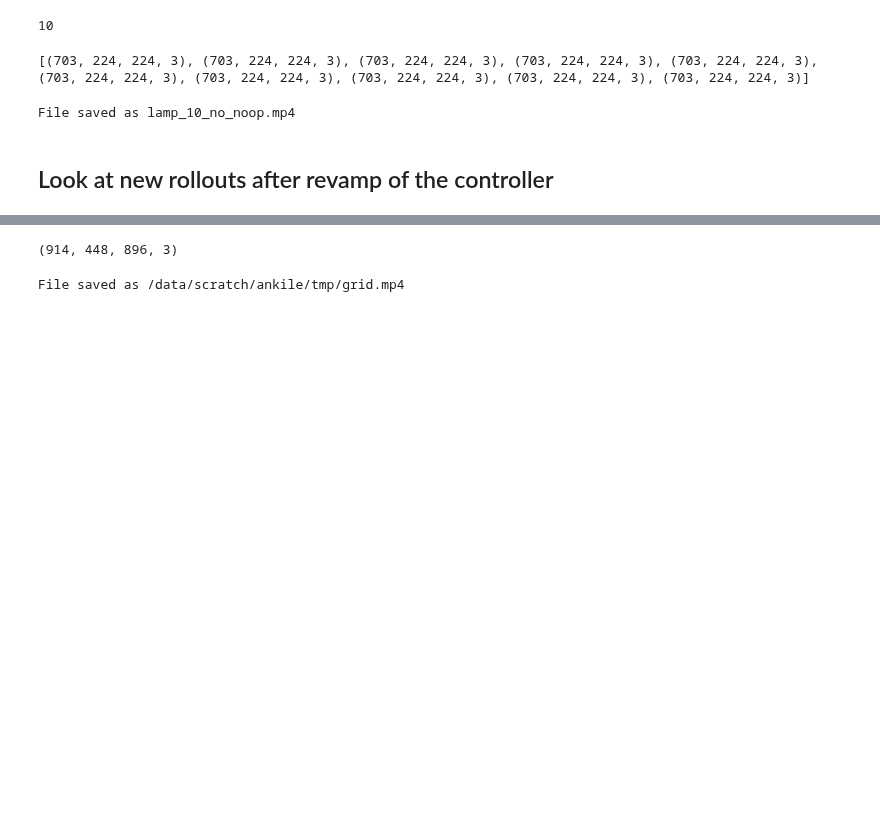
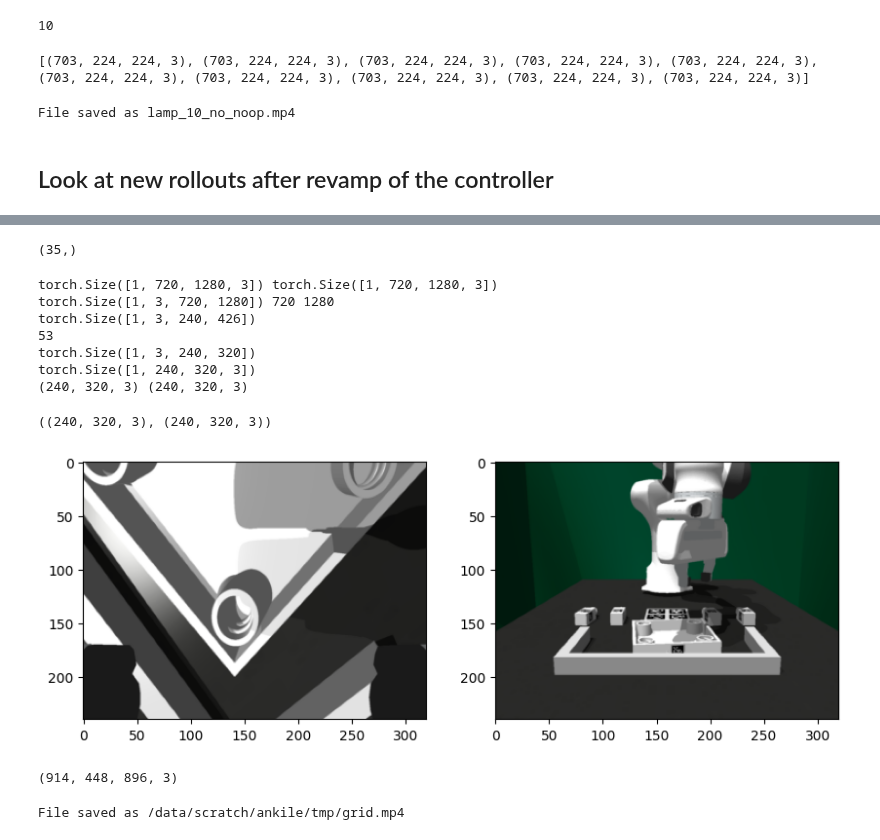
Before and after one commit to ankile/robust-rearrangement, a Jupyter notebook: notebooks/19_la_inspect_demos.ipynb, the cells around one changed output, grey strips where cells are left out. Saved outputs shown, nothing was run; the diff lists cells and outputs as text; code cells hidden in the pictures; blank space fills up the shorter version.

```diff
--- a/notebooks/19_la_inspect_demos.ipynb
+++ b/notebooks/19_la_inspect_demos.ipynb
@@ -209,13 +212,7 @@ from src.visualization.render_mp4 import (
 )
 # %%
 pkl_folder = (
-    Path(os.environ["DATA_DIR_RAW"])
-    / "raw"
-    / "sim_224"
-    / "round_table"
-    / "scripted"
-    / "low"
-    / "success"
+    Path(os.environ["DATA_DIR_RAW"]) / "raw" / "sim" / "one_leg" / "rollout" / "low"
 )
 ts = ""
 
@@ -231,7 +228,7 @@ print(f"Found {len(pkls)} pkls")
 datas = []
 
 # Make video of all the pkls
-for i, pkl in enumerate(pkls[:10]):
+for i, pkl in enumerate(pkls[:1]):
     data = unpickle_data(pkl)
     print(
         data["observations"][0]["color_image1"].shape,
@@ -263,0 +245,4 @@ File saved as /data/scratch/ankile/tmp/tmp_2024-01-19-21:41:08.pkl.mp4
+# %%
+datas[0]["observations"][0]["parts_poses"].shape
+# %% [output]
+(35,)
@@ -264,3 +255,32 @@ File saved as /data/scratch/ankile/tmp/tmp_2024-01-19-21:41:08.pkl.mp4
+# %%
+img1 = datas[0]["observations"][0]["color_image1"]
+img2 = datas[0]["observations"][0]["color_image2"]
+
+img1 = torch.from_numpy(img1)[None, ...]
+img2 = torch.from_numpy(img2)[None, ...]
+
+print(img1.shape, img2.shape)
+
+img1 = resize(img1).squeeze().numpy()
+img2 = resize_crop(img2).squeeze().numpy()
+
+print(img1.shape, img2.shape)
+fig, (ax1, ax2) = plt.subplots(1, 2, figsize=(10, 5))
+
+ax1.imshow(img1)
+ax2.imshow(img2)
+
+img1.shape, img2.shape
+# %% [output]
+torch.Size([1, 720, 1280, 3]) torch.Size([1, 720, 1280, 3])
+torch.Size([1, 3, 720, 1280]) 720 1280
+torch.Size([1, 3, 240, 426])
+53
+torch.Size([1, 3, 240, 320])
+torch.Size([1, 240, 320, 3])
+(240, 320, 3) (240, 320, 3)
+((240, 320, 3), (240, 320, 3))
+[figure, added]
 # %%
 # Compare images 1 to each other and images 2 to each other
 imgs11 = np.array([o["color_image1"] for o in datas[0]["observations"]])
```
Also changed, not shown: parts of 3 cells of this notebook, 11 other files.
